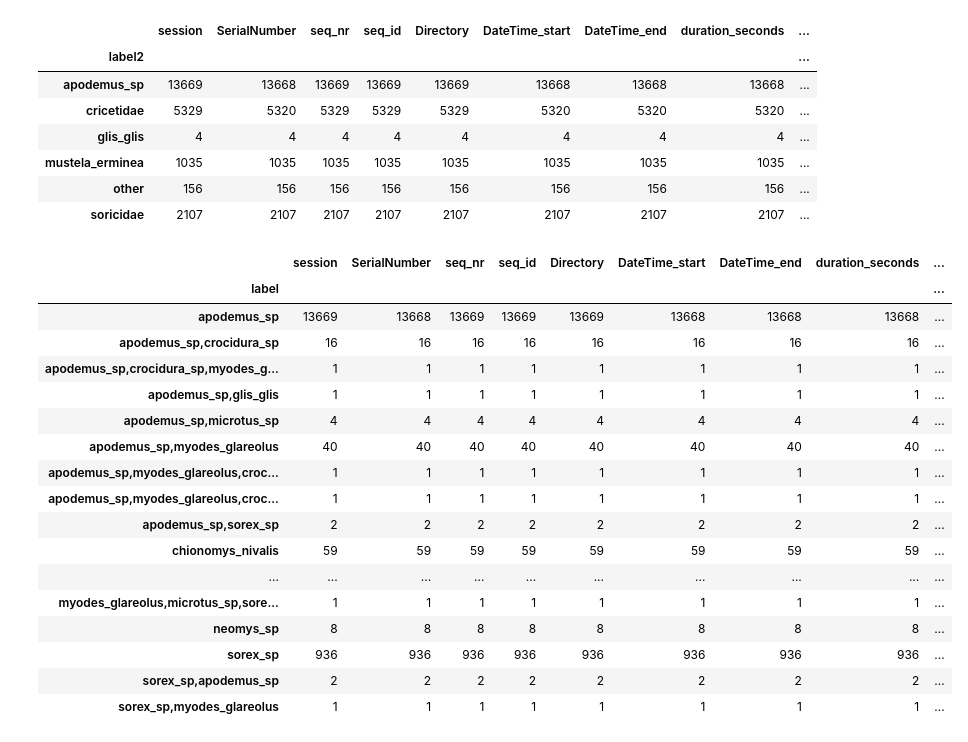
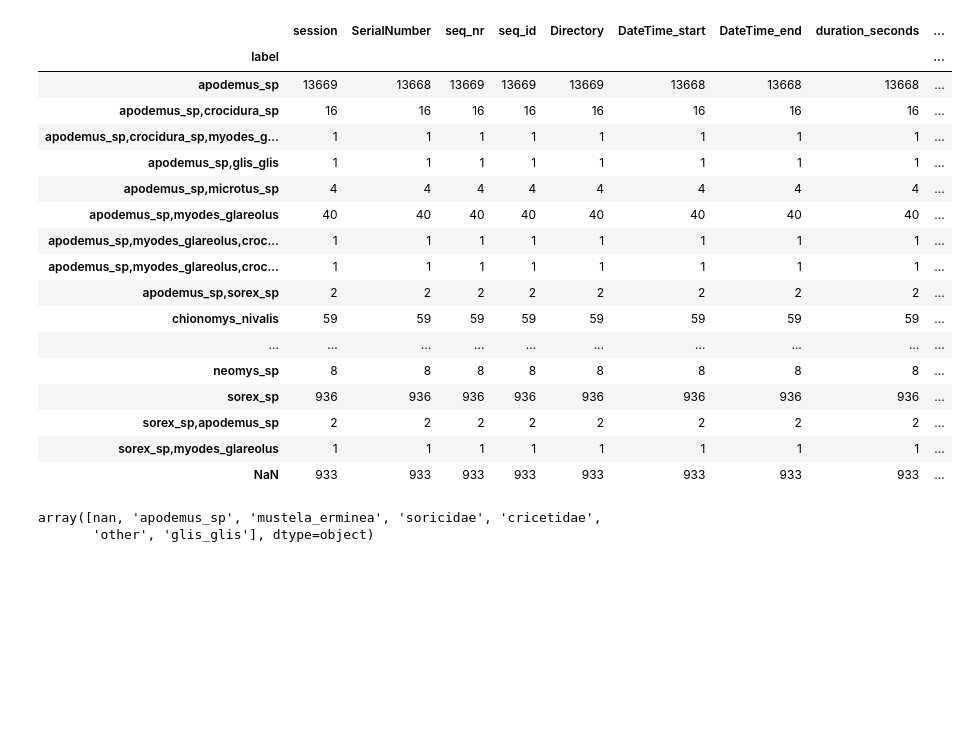
Before and after one commit to juliankraft/BachelorThesis, a Jupyter notebook: code/analyze_dataset.ipynb, the cells around one changed output. Cells and saved outputs as stored; diff of their text form; code cells hidden in the pictures; blank space fills up the shorter version.

```diff
--- a/code/analyze_dataset.ipynb
+++ b/code/analyze_dataset.ipynb
@@ -14,34 +14,28 @@ metadata = pd.DataFrame()
 for file in metadata_files:
     metadata = pd.concat([metadata, pd.read_csv(path_to_metadata + file)], ignore_index=True)
 # %%
-metadata.groupby("label2").count()
+metadata.groupby("label", dropna=False).count()
 # %% [output]
 |  | session | SerialNumber | seq_nr | seq_id | Directory | DateTime_start | DateTime_end | duration_seconds | ... |
-| label2 |  |  |  |  |  |  |  |  | ... |
+| label |  |  |  |  |  |  |  |  | ... |
 | apodemus_sp | 13669 | 13668 | 13669 | 13669 | 13669 | 13668 | 13668 | 13668 | ... |
-| cricetidae | 5329 | 5320 | 5329 | 5329 | 5329 | 5320 | 5320 | 5320 | ... |
-| glis_glis | 4 | 4 | 4 | 4 | 4 | 4 | 4 | 4 | ... |
-| mustela_erminea | 1035 | 1035 | 1035 | 1035 | 1035 | 1035 | 1035 | 1035 | ... |
-| other | 156 | 156 | 156 | 156 | 156 | 156 | 156 | 156 | ... |
-| soricidae | 2107 | 2107 | 2107 | 2107 | 2107 | 2107 | 2107 | 2107 | ... |
+| apodemus_sp,crocidura_sp | 16 | 16 | 16 | 16 | 16 | 16 | 16 | 16 | ... |
+| apodemus_sp,crocidura_sp,myodes_g... | 1 | 1 | 1 | 1 | 1 | 1 | 1 | 1 | ... |
+| apodemus_sp,glis_glis | 1 | 1 | 1 | 1 | 1 | 1 | 1 | 1 | ... |
+| apodemus_sp,microtus_sp | 4 | 4 | 4 | 4 | 4 | 4 | 4 | 4 | ... |
+| apodemus_sp,myodes_glareolus | 40 | 40 | 40 | 40 | 40 | 40 | 40 | 40 | ... |
+| apodemus_sp,myodes_glareolus,croc... | 1 | 1 | 1 | 1 | 1 | 1 | 1 | 1 | ... |
+| apodemus_sp,myodes_glareolus,croc... | 1 | 1 | 1 | 1 | 1 | 1 | 1 | 1 | ... |
+| apodemus_sp,sorex_sp | 2 | 2 | 2 | 2 | 2 | 2 | 2 | 2 | ... |
+| chionomys_nivalis | 59 | 59 | 59 | 59 | 59 | 59 | 59 | 59 | ... |
+| ... | ... | ... | ... | ... | ... | ... | ... | ... | ... |
+| neomys_sp | 8 | 8 | 8 | 8 | 8 | 8 | 8 | 8 | ... |
+| sorex_sp | 936 | 936 | 936 | 936 | 936 | 936 | 936 | 936 | ... |
+| sorex_sp,apodemus_sp | 2 | 2 | 2 | 2 | 2 | 2 | 2 | 2 | ... |
+| sorex_sp,myodes_glareolus | 1 | 1 | 1 | 1 | 1 | 1 | 1 | 1 | ... |
+| NaN | 933 | 933 | 933 | 933 | 933 | 933 | 933 | 933 | ... |
-# %%
-metadata.groupby("label").count()
-# %% [output]
-|  | session | SerialNumber | seq_nr | seq_id | Directory | DateTime_start | DateTime_end | duration_seconds | ... |
-| label |  |  |  |  |  |  |  |  | ... |
-| apodemus_sp | 13669 | 13668 | 13669 | 13669 | 13669 | 13668 | 13668 | 13668 | ... |
-| apodemus_sp,crocidura_sp | 16 | 16 | 16 | 16 | 16 | 16 | 16 | 16 | ... |
-| apodemus_sp,crocidura_sp,myodes_g... | 1 | 1 | 1 | 1 | 1 | 1 | 1 | 1 | ... |
-| apodemus_sp,glis_glis | 1 | 1 | 1 | 1 | 1 | 1 | 1 | 1 | ... |
-| apodemus_sp,microtus_sp | 4 | 4 | 4 | 4 | 4 | 4 | 4 | 4 | ... |
-| apodemus_sp,myodes_glareolus | 40 | 40 | 40 | 40 | 40 | 40 | 40 | 40 | ... |
-| apodemus_sp,myodes_glareolus,croc... | 1 | 1 | 1 | 1 | 1 | 1 | 1 | 1 | ... |
-| apodemus_sp,myodes_glareolus,croc... | 1 | 1 | 1 | 1 | 1 | 1 | 1 | 1 | ... |
-| apodemus_sp,sorex_sp | 2 | 2 | 2 | 2 | 2 | 2 | 2 | 2 | ... |
-| chionomys_nivalis | 59 | 59 | 59 | 59 | 59 | 59 | 59 | 59 | ... |
-| ... | ... | ... | ... | ... | ... | ... | ... | ... | ... |
-| myodes_glareolus,microtus_sp,sore... | 1 | 1 | 1 | 1 | 1 | 1 | 1 | 1 | ... |
-| neomys_sp | 8 | 8 | 8 | 8 | 8 | 8 | 8 | 8 | ... |
-| sorex_sp | 936 | 936 | 936 | 936 | 936 | 936 | 936 | 936 | ... |
-| sorex_sp,apodemus_sp | 2 | 2 | 2 | 2 | 2 | 2 | 2 | 2 | ... |
-| sorex_sp,myodes_glareolus | 1 | 1 | 1 | 1 | 1 | 1 | 1 | 1 | ... |
+# %%
+metadata["label2"].unique()
+# %% [output]
+array([nan, 'apodemus_sp', 'mustela_erminea', 'soricidae', 'cricetidae',
+       'other', 'glis_glis'], dtype=object)
```
Also changed, not shown: parts of 1 cell of this notebook, 1 other file.
